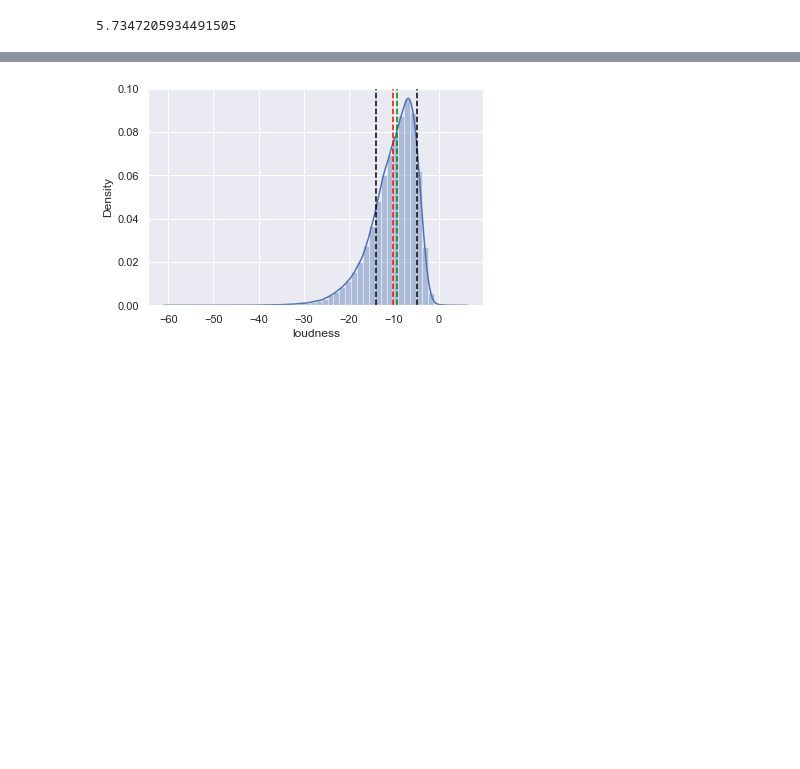
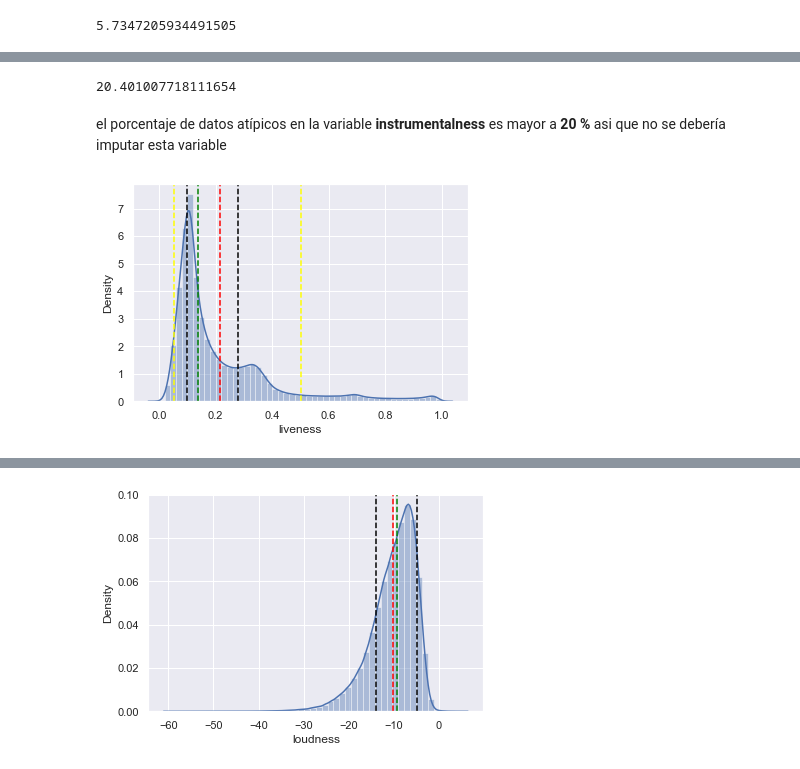
Before and after one commit to lucio-cornejo/proyecto-analisis-de-datos-1INF03, a Jupyter notebook: codes/limpieza_de_datos.ipynb, the cells around one changed output, grey strips where cells are left out. Drawn from its saved outputs; the diff is of its cells as text; code cells hidden in the pictures; blank space fills up the shorter version.

```diff
--- a/codes/limpieza_de_datos.ipynb
+++ b/codes/limpieza_de_datos.ipynb
@@ -583,0 +583,11 @@ dfnum[['loudness']].loc[(dfnum.loudness > ul) | (dfnum.loudness < ll)]
+# %%
+#porcentaje de outliers
+(dfnum[['instrumentalness']].loc[outlier].shape[0]/dfnum[['instrumentalness']].shape[0])*100
+# %% [output]
+20.401007718111654
+# %% [markdown]
+el porcentaje de datos atípicos en la variable **instrumentalness** es mayor a **20 %** asi que no se debería imputar esta variable
+# %%
+analisis_outliers('liveness', 1.25)
+# %% [output]
+[figure, added]
```
Also changed, not shown: parts of 17 cells of this notebook.
